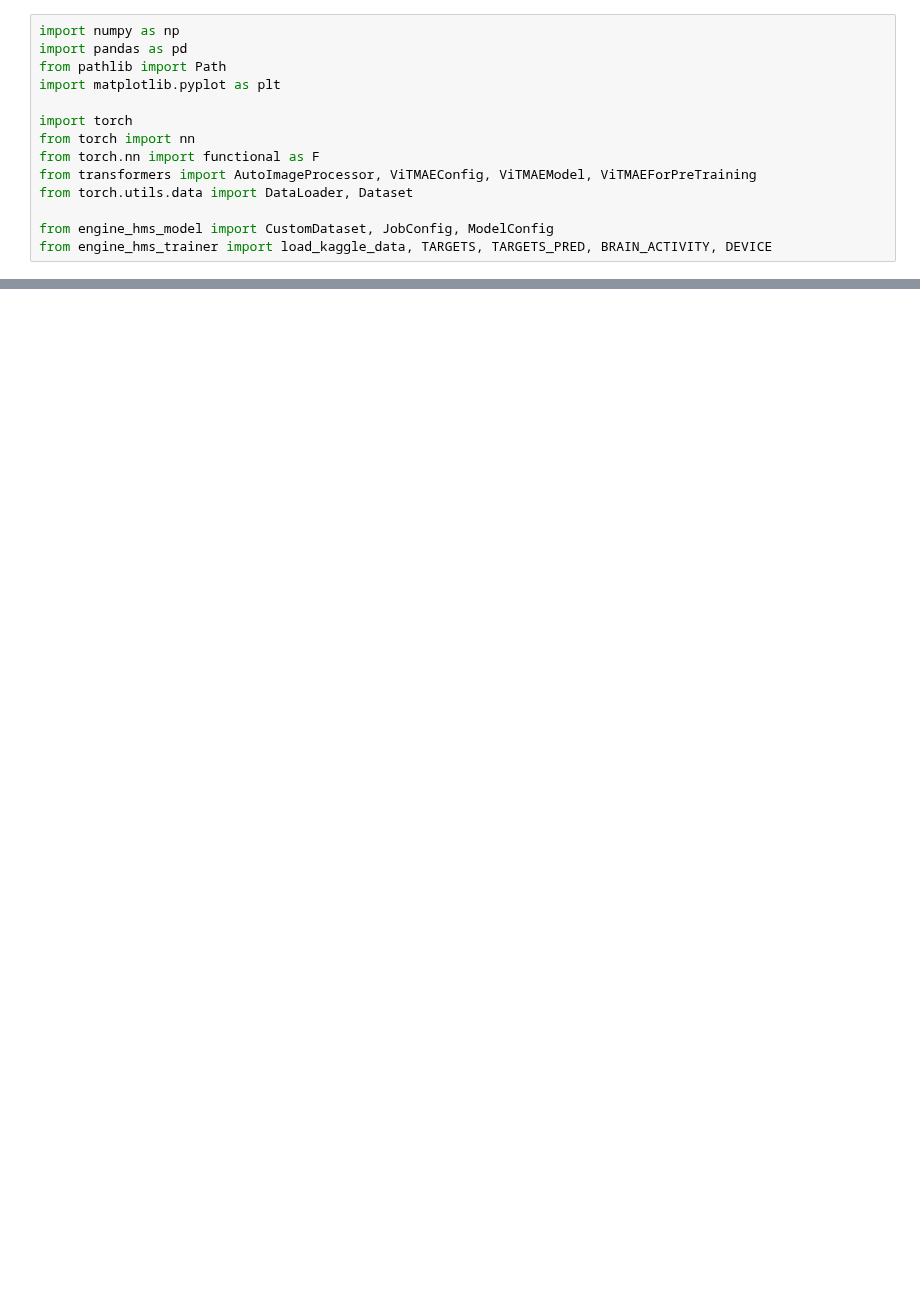
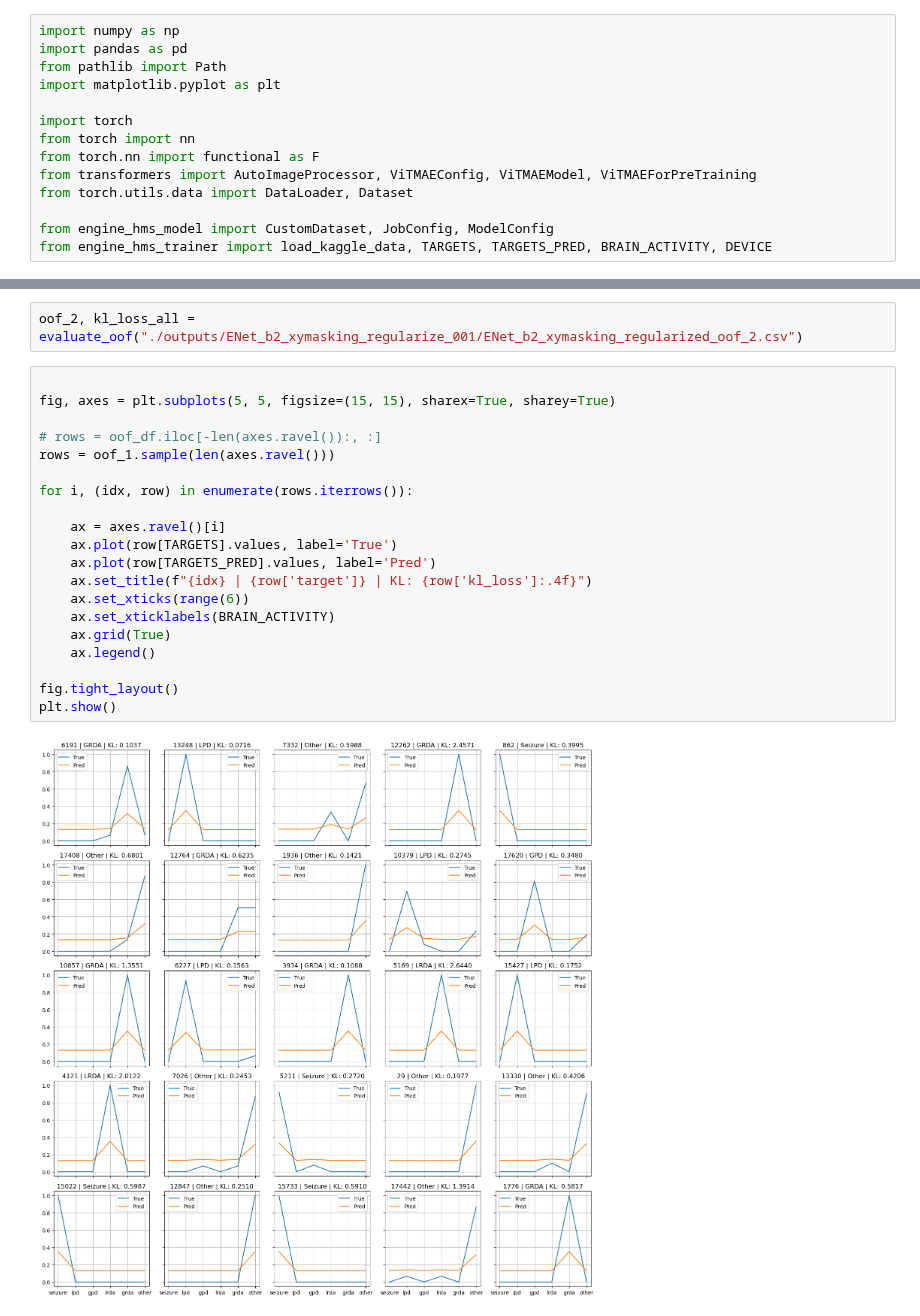
Before and after one commit to AzimuthLI/kaggle_hms, a Jupyter notebook: minimal_vitmae.ipynb, the cells around one changed output, grey strips where cells are left out. Cells and saved outputs as stored; diff of their text form; blank space fills up the shorter version.

```diff
--- a/minimal_vitmae.ipynb
+++ b/minimal_vitmae.ipynb
@@ -66,0 +153,24 @@ model = CustomMAE(backbone='ModelConfig.BACKBONE', num_classes=6)
+# %%
+oof_2, kl_loss_all = evaluate_oof("./outputs/ENet_b2_xymasking_regularize_001/ENet_b2_xymasking_regularized_oof_2.csv")
+# %%
+
+fig, axes = plt.subplots(5, 5, figsize=(15, 15), sharex=True, sharey=True)
+
+# rows = oof_df.iloc[-len(axes.ravel()):, :]
+rows = oof_1.sample(len(axes.ravel()))
+
+for i, (idx, row) in enumerate(rows.iterrows()):
+
+    ax = axes.ravel()[i]
+    ax.plot(row[TARGETS].values, label='True')
+    ax.plot(row[TARGETS_PRED].values, label='Pred')
+    ax.set_title(f"{idx} | {row['target']} | KL: {row['kl_loss']:.4f}")
+    ax.set_xticks(range(6))
+    ax.set_xticklabels(BRAIN_ACTIVITY)
+    ax.grid(True)
+    ax.legend()
+
+fig.tight_layout()
+plt.show()
+# %% [output]
+[figure, added]
```
Also changed, not shown: parts of 8 cells of this notebook, 4 other files.
